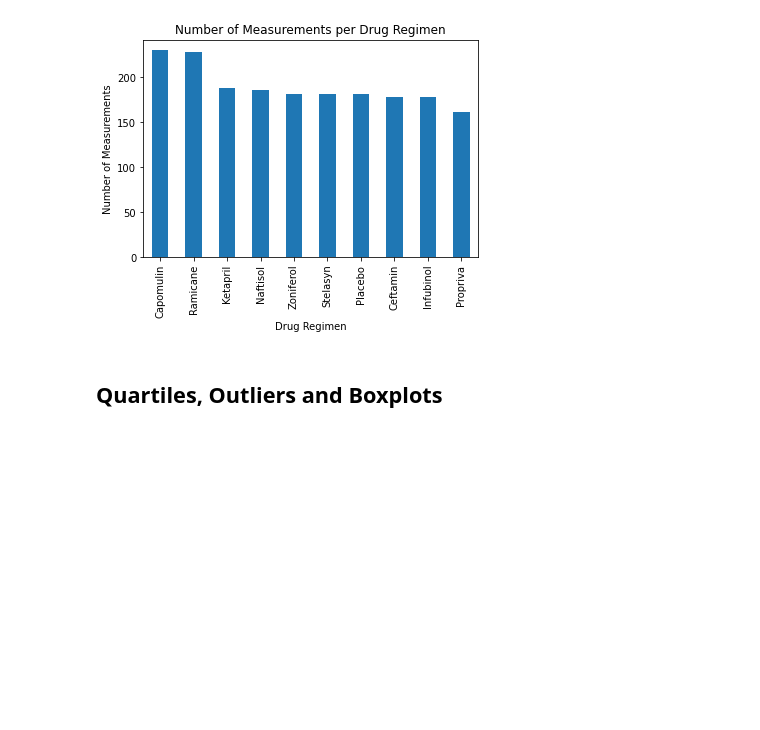
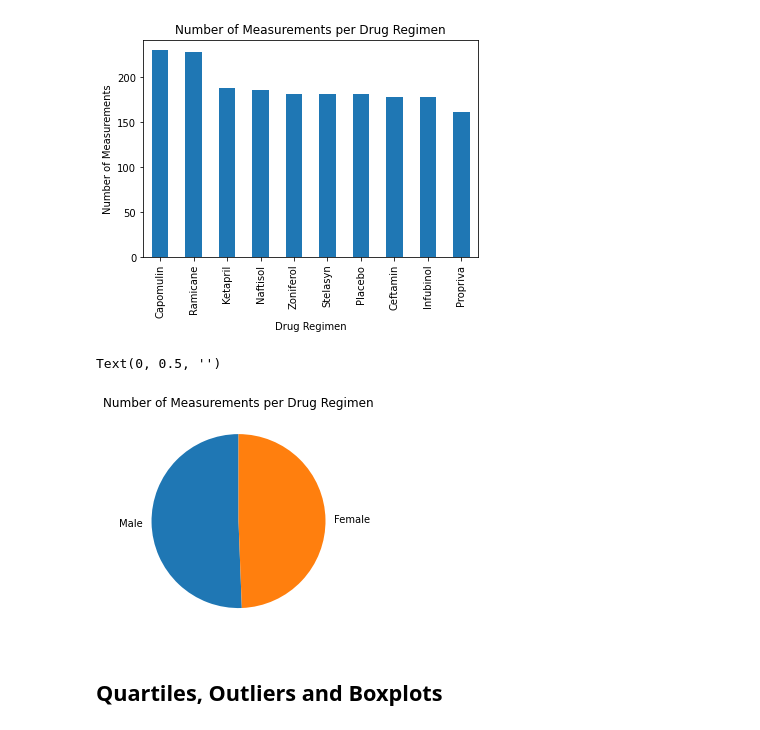
Before and after one commit to E-Weber/matplotlib-challenge, a Jupyter notebook: Instructions/Pymaceuticals/pymaceuticals_starter.ipynb, the cells around one changed output. Saved outputs shown, nothing was run; the diff lists cells and outputs as text; code cells hidden in the pictures; blank space fills up the shorter version.

Commit message:
pie plot 1

```diff
--- a/Instructions/Pymaceuticals/pymaceuticals_starter.ipynb
+++ b/Instructions/Pymaceuticals/pymaceuticals_starter.ipynb
@@ -357,6 +357,12 @@ plt.show()
 [figure]
 # %%
 # Generate a pie plot showing the distribution of female versus male mice using pandas
+pie_plot1 = combined_df['Sex'].value_counts().plot.pie(startangle=90)
+pie_plot1.set_title("Number of Measurements per Drug Regimen")
+pie_plot1.set_ylabel("")
+# %% [output]
+Text(0, 0.5, '')
+[figure, added]
 # %%
 # Generate a pie plot showing the distribution of female versus male mice using pyplot
 # %% [markdown]
```
